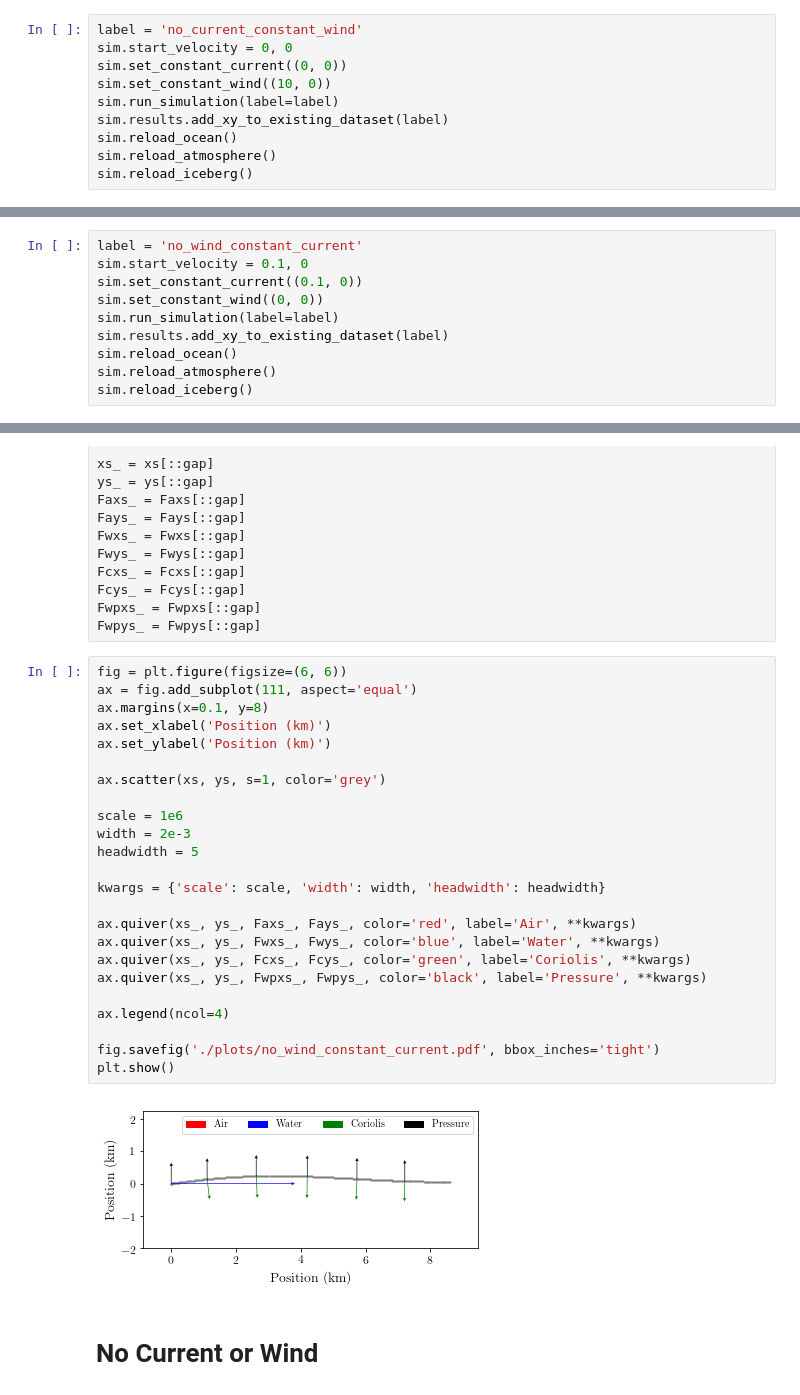
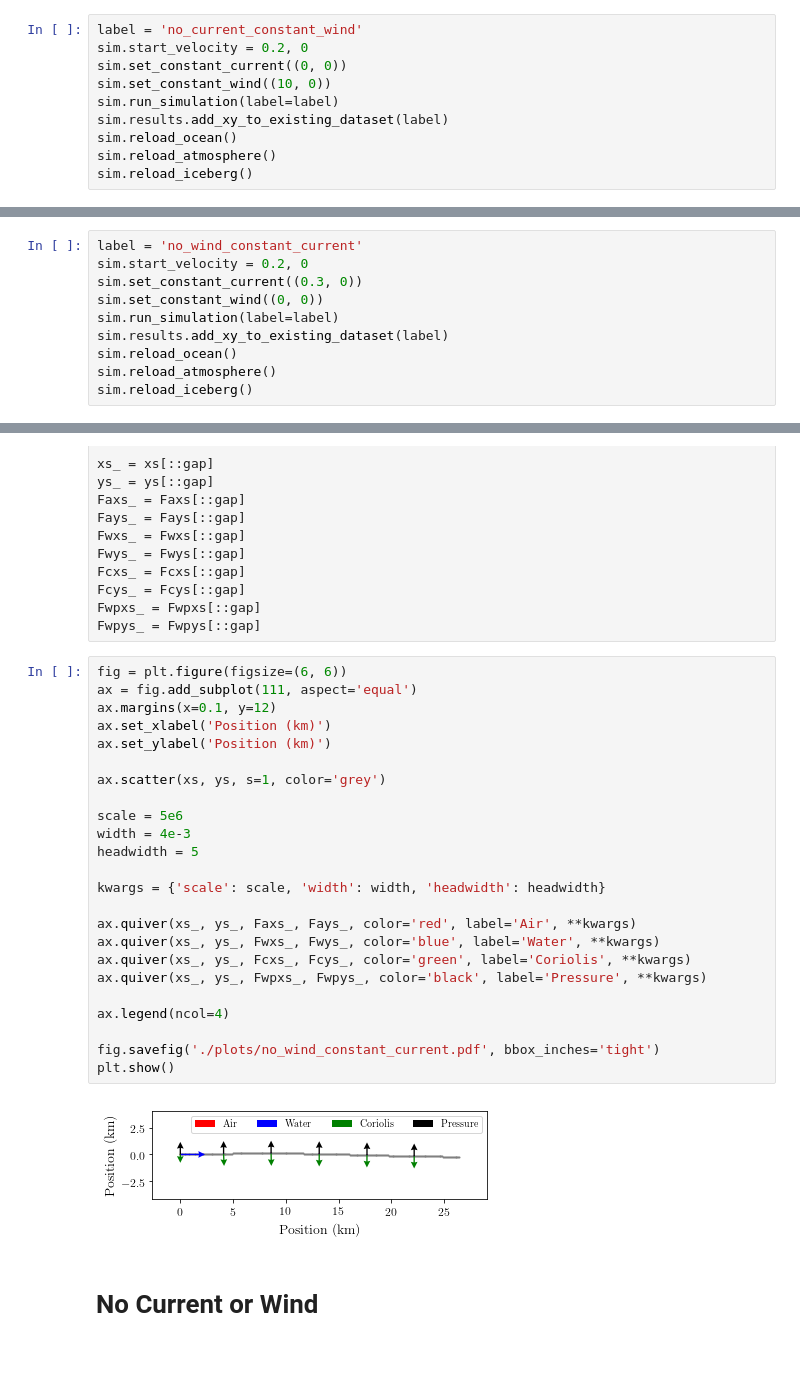
Before and after one commit to jmunroe/IceDEF, a Jupyter notebook: notebooks/results.ipynb, the cells around one changed output, grey strips where cells are left out. Cells and saved outputs as stored; diff of their text form; blank space fills up the shorter version.

Commit message:
made adjustments to the test case plots by changing the start velocities of the iceberg

```diff
--- a/notebooks/results.ipynb
+++ b/notebooks/results.ipynb
@@ -70,7 +70,7 @@ sim.results.add_xy_to_existing_dataset('reference')
 # No Current Constant Wind
 # %%
 label = 'no_current_constant_wind'
-sim.start_velocity = 0, 0
+sim.start_velocity = 0.2, 0
 sim.set_constant_current((0, 0))
 sim.set_constant_wind((10, 0))
 sim.run_simulation(label=label)
@@ -134,8 +134,8 @@ plt.show()
 # No Wind Constant Current
 # %%
 label = 'no_wind_constant_current'
-sim.start_velocity = 0.1, 0
-sim.set_constant_current((0.1, 0))
+sim.start_velocity = 0.2, 0
+sim.set_constant_current((0.3, 0))
 sim.set_constant_wind((0, 0))
 sim.run_simulation(label=label)
 sim.results.add_xy_to_existing_dataset(label)
@@ -171,29 +171,29 @@ Fwpys_ = Fwpys[::gap]
 # %%
 fig = plt.figure(figsize=(6, 6))
 ax = fig.add_subplot(111, aspect='equal')
-ax.margins(x=0.1, y=8)
+ax.margins(x=0.1, y=12)
 ax.set_xlabel('Position (km)')
 ax.set_ylabel('Position (km)')
 
 ax.scatter(xs, ys, s=1, color='grey')
 
-scale = 1e6
-width = 2e-3
+scale = 5e6
+width = 4e-3
 headwidth = 5
 
 kwargs = {'scale': scale, 'width': width, 'headwidth': headwidth}
 
 ax.quiver(xs_, ys_, Faxs_, Fays_, color='red', label='Air', **kwargs)
 ax.quiver(xs_, ys_, Fwxs_, Fwys_, color='blue', label='Water', **kwargs)
 ax.quiver(xs_, ys_, Fcxs_, Fcys_, color='green', label='Coriolis', **kwargs)
 ax.quiver(xs_, ys_, Fwpxs_, Fwpys_, color='black', label='Pressure', **kwargs)
 
 ax.legend(ncol=4)
 
 fig.savefig('./plots/no_wind_constant_current.pdf', bbox_inches='tight')
 plt.show()
 # %% [output]
-[figure, old version]
+[figure, new version]
 # %% [markdown]
 # No Current or Wind
 # %%
```
Also changed, not shown: parts of 3 cells of this notebook.
